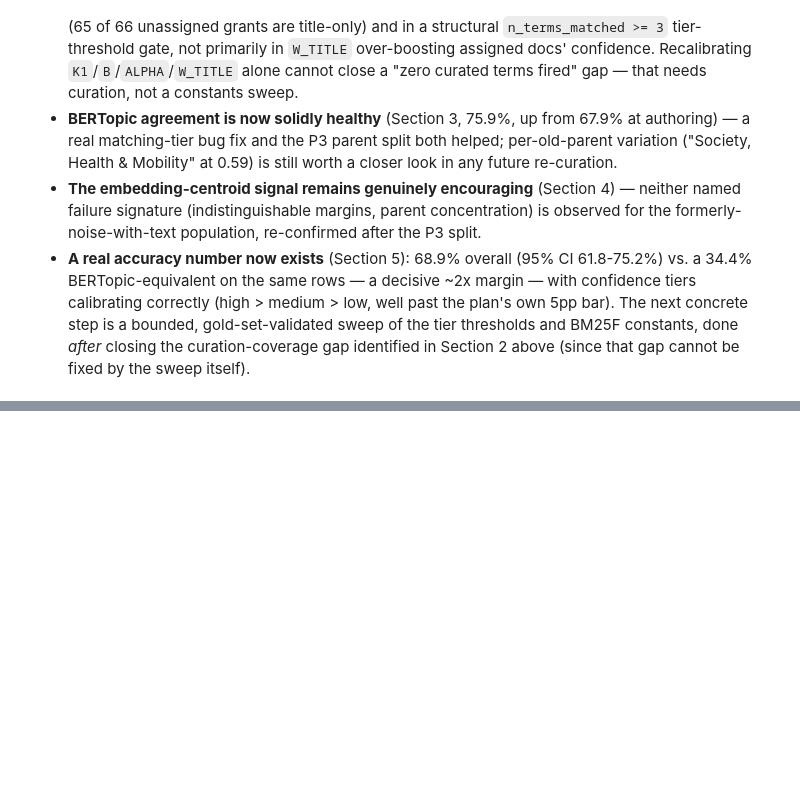
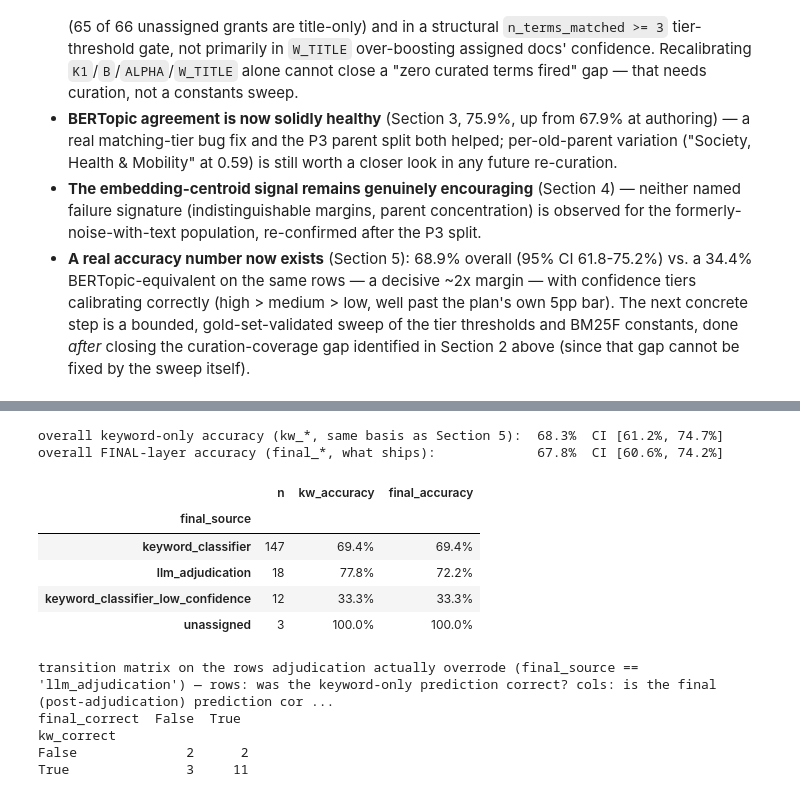
Before and after one commit to ebertini/visualizing-neu, a Jupyter notebook: notebooks/09_keyword_classifier_validation.ipynb, the cells around one changed output, grey strips where cells are left out. Cells and saved outputs as stored; diff of their text form; code cells hidden in the pictures; blank space fills up the shorter version.

```diff
--- a/notebooks/09_keyword_classifier_validation.ipynb
+++ b/notebooks/09_keyword_classifier_validation.ipynb
@@ -280,0 +409,55 @@ if (GOLD / 'topic_gold_set.csv').exists():
+# %%
+from src.validate_keyword_classifier import _wilson_ci95, UNASSIGNED_LABEL
+
+fgold = pd.read_csv(GOLD / 'topic_gold_set.csv', dtype=str).fillna('')
+fgold['human_parent_label'] = fgold['human_parent_label'].str.strip()
+fgold = fgold.merge(
+    kw[['doc_id', 'kw_parent_label', 'kw_parent_id', 'kw_leaf_id', 'conf_tier',
+        'final_parent_id', 'final_leaf_id', 'final_source']],
+    left_on='grant_id', right_on='doc_id', how='left',
+)
+id_to_label = dict(zip(kw['kw_parent_id'].dropna(), kw['kw_parent_label'].dropna()))
+fgold['kw_parent_label'] = fgold['kw_parent_label'].fillna(UNASSIGNED_LABEL)
+fgold['final_parent_label'] = fgold['final_parent_id'].map(id_to_label).fillna(UNASSIGNED_LABEL)
+fgold['kw_correct'] = fgold['kw_parent_label'] == fgold['human_parent_label']
+fgold['final_correct'] = fgold['final_parent_label'] == fgold['human_parent_label']
+
+n = len(fgold)
+kw_acc, final_acc = fgold['kw_correct'].mean(), fgold['final_correct'].mean()
+kw_lo, kw_hi = _wilson_ci95(kw_acc, n)
+final_lo, final_hi = _wilson_ci95(final_acc, n)
+print(f"overall keyword-only accuracy (kw_*, same basis as Section 5):  {kw_acc:.1%}  "
+      f"CI [{kw_lo:.1%}, {kw_hi:.1%}]")
+print(f"overall FINAL-layer accuracy (final_*, what ships):             {final_acc:.1%}  "
+      f"CI [{final_lo:.1%}, {final_hi:.1%}]")
+print()
+
+by_bucket = []
+for src, sub in fgold.groupby('final_source'):
+    k_acc, f_acc = sub['kw_correct'].mean(), sub['final_correct'].mean()
+    by_bucket.append({'final_source': src, 'n': len(sub),
+                       'kw_accuracy': k_acc, 'final_accuracy': f_acc})
+by_bucket_df = pd.DataFrame(by_bucket).set_index('final_source').loc[
+    [s for s in final_source_order if s in fgold['final_source'].unique()]
+]
+display(by_bucket_df.style.format({'kw_accuracy': '{:.1%}', 'final_accuracy': '{:.1%}'}))
+
+print("\ntransition matrix on the rows adjudication actually overrode (final_source == "
+      "'llm_adjudication') \u2014 rows: was the keyword-only prediction correct? "
+      "cols: is the final (post-adjudication) prediction correct?")
+llm_rows = fgold[fgold['final_source'] == 'llm_adjudication']
+print(pd.crosstab(llm_rows['kw_correct'], llm_rows['final_correct']))
+# %% [output]
+overall keyword-only accuracy (kw_*, same basis as Section 5):  68.3%  CI [61.2%, 74.7%]
+overall FINAL-layer accuracy (final_*, what ships):             67.8%  CI [60.6%, 74.2%]
+|  | n | kw_accuracy | final_accuracy |
+| final_source |  |  |  |
+| keyword_classifier | 147 | 69.4% | 69.4% |
+| llm_adjudication | 18 | 77.8% | 72.2% |
+| keyword_classifier_low_confidence | 12 | 33.3% | 33.3% |
+| unassigned | 3 | 100.0% | 100.0% |
+transition matrix on the rows adjudication actually overrode (final_source == 'llm_adjudication') — rows: was the keyword-only prediction correct? cols: is the final (post-adjudication) prediction cor ...
+final_correct  False  True
+kw_correct
+False              2      2
+True               3     11
```
Also changed, not shown: parts of 11 cells of this notebook.
